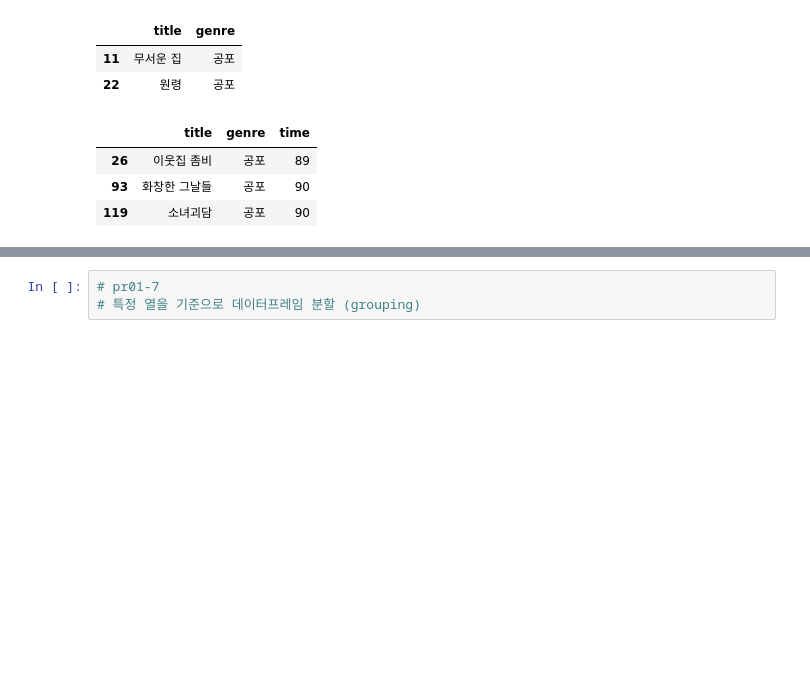
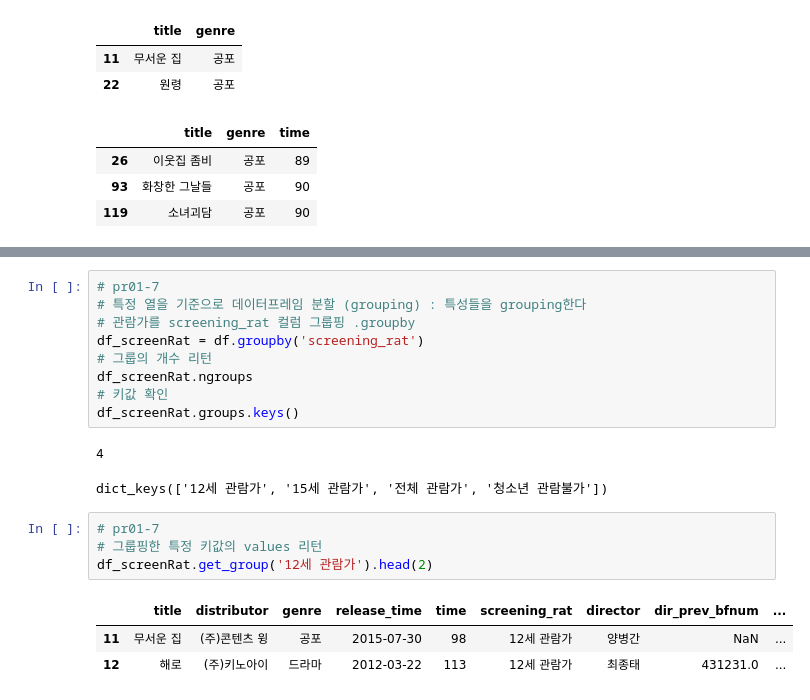
Before and after one commit to LeeJeaHyuk/Jupyter_Practice, a Jupyter notebook: npPd2210/npPrac01.ipynb, the cells around one changed output, grey strips where cells are left out. Saved outputs shown, nothing was run; the diff lists cells and outputs as text; blank space fills up the shorter version.

```diff
--- a/npPd2210/npPrac01.ipynb
+++ b/npPd2210/npPrac01.ipynb
@@ -196,4 +188,21 @@ df[df['box_off_num'] >= df['box_off_num'].mean()].head(2)
 | 2 | 은밀하게 위대하게 | (주)쇼박스 | 액션 | 2013-06-05 | 123 | 15세 관람가 | 장철수 | 220775.25 | ... |
 # %%
 # pr01-7
-# 특정 열을 기준으로 데이터프레임 분할 (grouping)
+# 특정 열을 기준으로 데이터프레임 분할 (grouping) : 특성들을 grouping한다
+# 관람가를 screening_rat 컬럼 그룹핑 .groupby
+df_screenRat = df.groupby('screening_rat')
+# 그룹의 개수 리턴
+df_screenRat.ngroups
+# 키값 확인
+df_screenRat.groups.keys()
+# %% [output]
+4
+dict_keys(['12세 관람가', '15세 관람가', '전체 관람가', '청소년 관람불가'])
+# %%
+# pr01-7
+# 그룹핑한 특정 키값의 values 리턴
+df_screenRat.get_group('12세 관람가').head(2)
+# %% [output]
+|  | title | distributor | genre | release_time | time | screening_rat | director | dir_prev_bfnum | ... |
+| 11 | 무서운 집 | (주)콘텐츠 윙 | 공포 | 2015-07-30 | 98 | 12세 관람가 | 양병간 | NaN | ... |
+| 12 | 해로 | (주)키노아이 | 드라마 | 2012-03-22 | 113 | 12세 관람가 | 최종태 | 431231.0 | ... |
```
Also changed, not shown: parts of 4 cells of this notebook, 1 other file.
